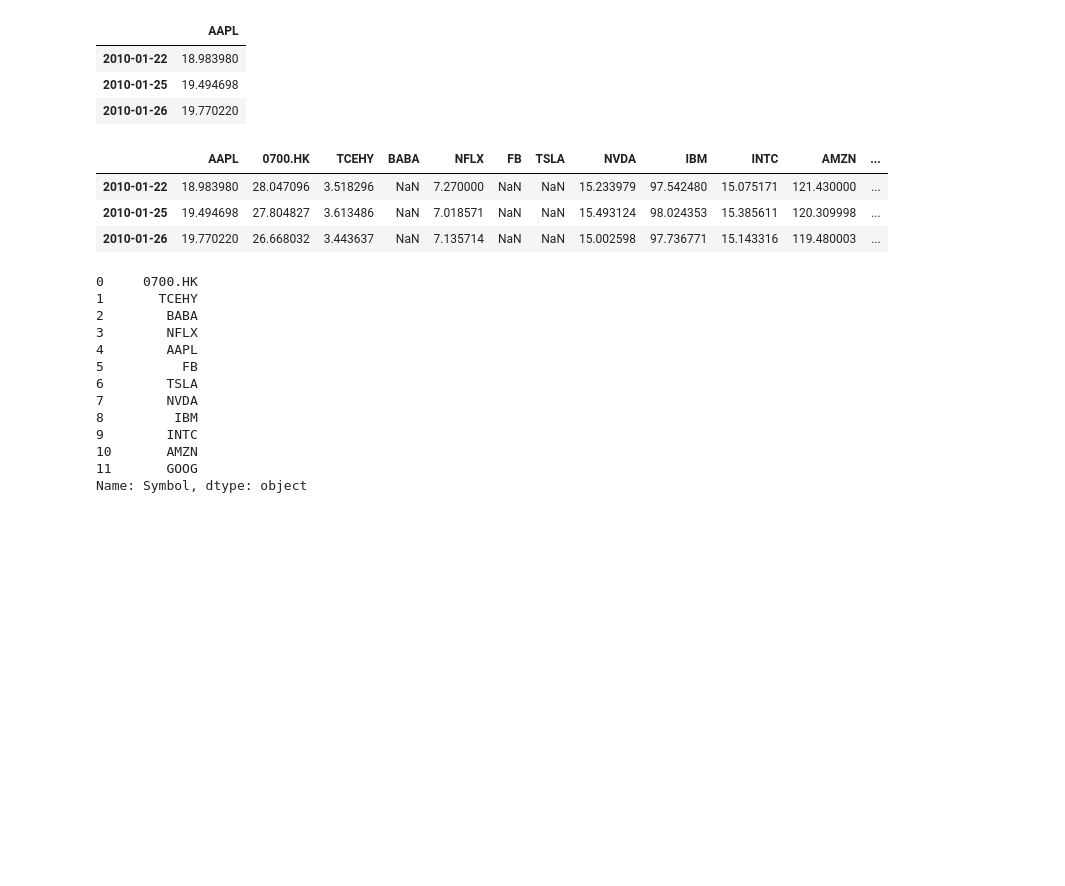
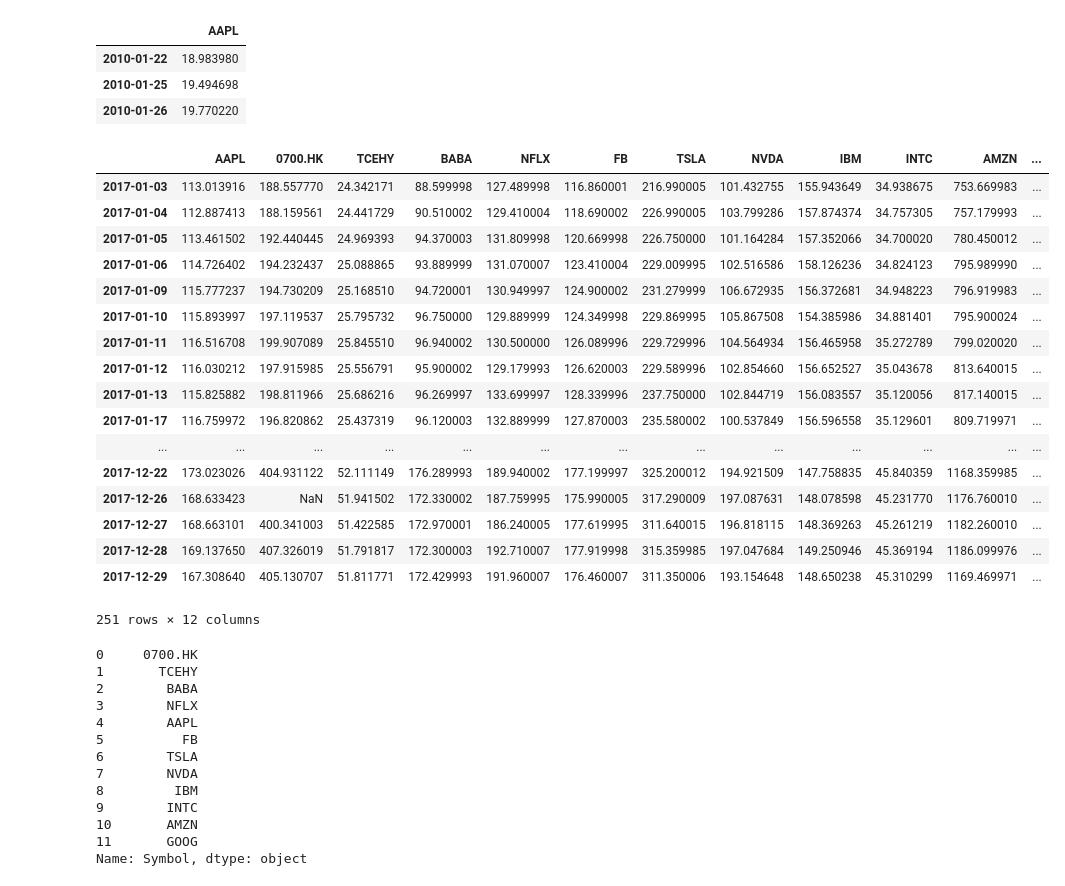
Before and after one commit to Oadegbite/Projects, a Jupyter notebook: UdacityFinacialCourse/TestBox.ipynb, the cells around one changed output. Drawn from its saved outputs; the diff is of its cells as text; code cells hidden in the pictures; blank space fills up the shorter version.

```diff
--- a/UdacityFinacialCourse/TestBox.ipynb
+++ b/UdacityFinacialCourse/TestBox.ipynb
@@ -339,25 +339,39 @@ df1.dropna()
 | 2010-01-26 | 19.770220 |
 # %%
 # making a date range
-start_date = '2010-01-22'
-end_date = '2010-01-26'
+start_date = '2017-01-01'
+end_date = '2017-12-31'
 dates = pd.date_range(start_date,end_date)
 df1 = pd.DataFrame(index=dates) # make dates into a empty dataframe to merge with stock data
 dfAAPL =pd.read_csv("AAPL.csv",index_col='Date',parse_dates=True,usecols=['Date','Adj Close'])
 dfAAPL = dfAAPL.rename(columns={'Adj Close' : "AAPL"})
 df1 = df1.join(dfAAPL,how='inner')
 for py in Following:
     if py == 'AAPL':
         continue
     df_temp = pd.read_csv("{}.csv".format(py),index_col='Date',parse_dates=True,usecols=['Date','Adj Close'],na_values=['nan'])
     df_temp = df_temp.rename(columns={'Adj Close' : py})
     df1 = df1.join(df_temp)
 df1
 # %% [output]
 |  | AAPL | 0700.HK | TCEHY | BABA | NFLX | FB | TSLA | NVDA | IBM | INTC | AMZN | ... |
-| 2010-01-22 | 18.983980 | 28.047096 | 3.518296 | NaN | 7.270000 | NaN | NaN | 15.233979 | 97.542480 | 15.075171 | 121.430000 | ... |
-| 2010-01-25 | 19.494698 | 27.804827 | 3.613486 | NaN | 7.018571 | NaN | NaN | 15.493124 | 98.024353 | 15.385611 | 120.309998 | ... |
-| 2010-01-26 | 19.770220 | 26.668032 | 3.443637 | NaN | 7.135714 | NaN | NaN | 15.002598 | 97.736771 | 15.143316 | 119.480003 | ... |
+| 2017-01-03 | 113.013916 | 188.557770 | 24.342171 | 88.599998 | 127.489998 | 116.860001 | 216.990005 | 101.432755 | 155.943649 | 34.938675 | 753.669983 | ... |
+| 2017-01-04 | 112.887413 | 188.159561 | 24.441729 | 90.510002 | 129.410004 | 118.690002 | 226.990005 | 103.799286 | 157.874374 | 34.757305 | 757.179993 | ... |
+| 2017-01-05 | 113.461502 | 192.440445 | 24.969393 | 94.370003 | 131.809998 | 120.669998 | 226.750000 | 101.164284 | 157.352066 | 34.700020 | 780.450012 | ... |
+| 2017-01-06 | 114.726402 | 194.232437 | 25.088865 | 93.889999 | 131.070007 | 123.410004 | 229.009995 | 102.516586 | 158.126236 | 34.824123 | 795.989990 | ... |
+| 2017-01-09 | 115.777237 | 194.730209 | 25.168510 | 94.720001 | 130.949997 | 124.900002 | 231.279999 | 106.672935 | 156.372681 | 34.948223 | 796.919983 | ... |
+| 2017-01-10 | 115.893997 | 197.119537 | 25.795732 | 96.750000 | 129.889999 | 124.349998 | 229.869995 | 105.867508 | 154.385986 | 34.881401 | 795.900024 | ... |
+| 2017-01-11 | 116.516708 | 199.907089 | 25.845510 | 96.940002 | 130.500000 | 126.089996 | 229.729996 | 104.564934 | 156.465958 | 35.272789 | 799.020020 | ... |
+| 2017-01-12 | 116.030212 | 197.915985 | 25.556791 | 95.900002 | 129.179993 | 126.620003 | 229.589996 | 102.854660 | 156.652527 | 35.043678 | 813.640015 | ... |
+| 2017-01-13 | 115.825882 | 198.811966 | 25.686216 | 96.269997 | 133.699997 | 128.339996 | 237.750000 | 102.844719 | 156.083557 | 35.120056 | 817.140015 | ... |
+| 2017-01-17 | 116.759972 | 196.820862 | 25.437319 | 96.120003 | 132.889999 | 127.870003 | 235.580002 | 100.537849 | 156.596558 | 35.129601 | 809.719971 | ... |
+| ... | ... | ... | ... | ... | ... | ... | ... | ... | ... | ... | ... | ... |
+| 2017-12-22 | 173.023026 | 404.931122 | 52.111149 | 176.289993 | 189.940002 | 177.199997 | 325.200012 | 194.921509 | 147.758835 | 45.840359 | 1168.359985 | ... |
+| 2017-12-26 | 168.633423 | NaN | 51.941502 | 172.330002 | 187.759995 | 175.990005 | 317.290009 | 197.087631 | 148.078598 | 45.231770 | 1176.760010 | ... |
+| 2017-12-27 | 168.663101 | 400.341003 | 51.422585 | 172.970001 | 186.240005 | 177.619995 | 311.640015 | 196.818115 | 148.369263 | 45.261219 | 1182.260010 | ... |
+| 2017-12-28 | 169.137650 | 407.326019 | 51.791817 | 172.300003 | 192.710007 | 177.919998 | 315.359985 | 197.047684 | 149.250946 | 45.369194 | 1186.099976 | ... |
+| 2017-12-29 | 167.308640 | 405.130707 | 51.811771 | 172.429993 | 191.960007 | 176.460007 | 311.350006 | 193.154648 | 148.650238 | 45.310299 | 1169.469971 | ... |
+251 rows × 12 columns
 # %%
 Following
 # %% [output]
```
Also changed, not shown: 1 other file.
